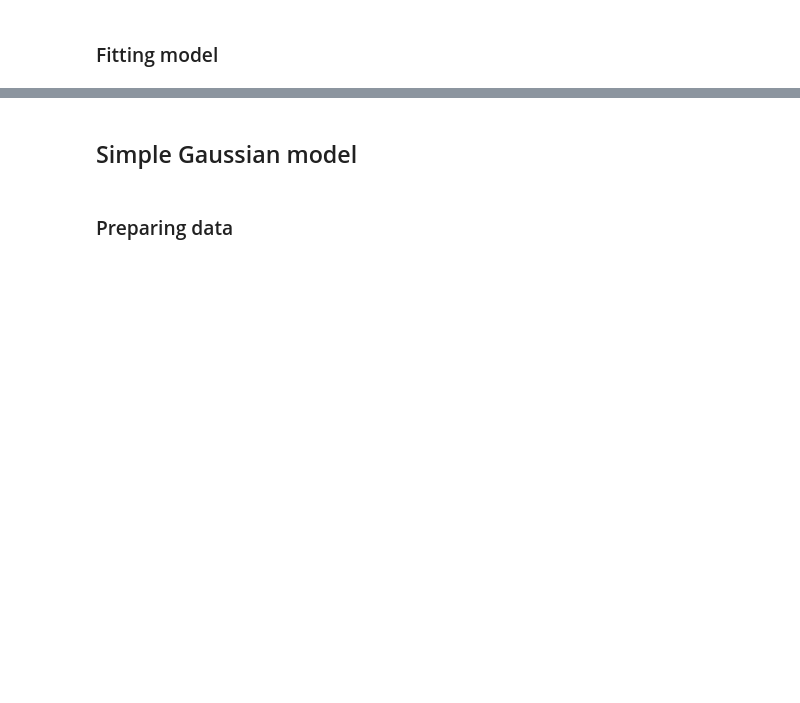
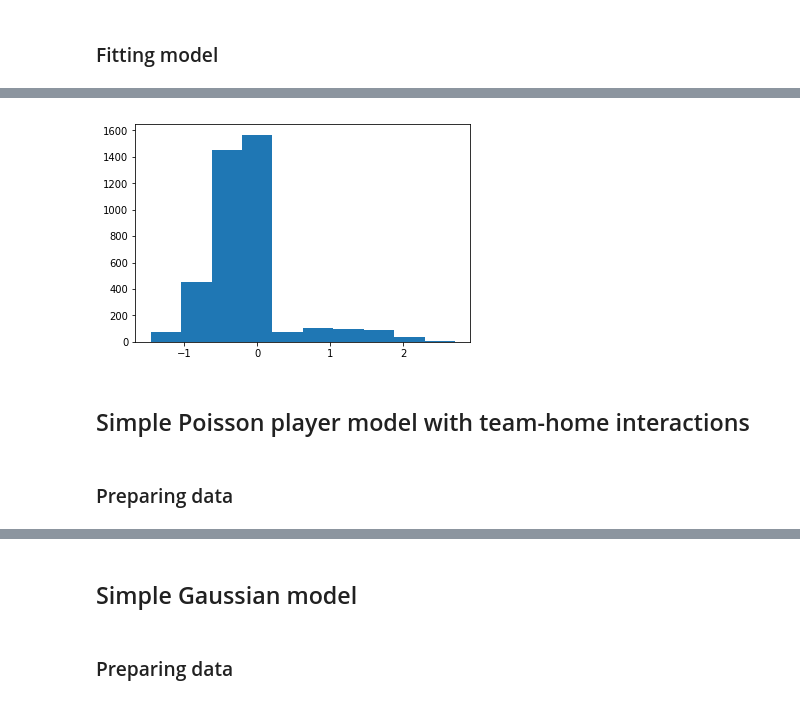
Before and after one commit to thomas-woodruff/footbot, a Jupyter notebook: app/notebooks/01.01 Goals Poisson models.ipynb, the cells around one changed output, grey strips where cells are left out. Drawn from its saved outputs; the diff is of its cells as text; code cells hidden in the pictures; blank space fills up the shorter version.

Commit message:
some model comparison

```diff
--- a/app/notebooks/01.01 Goals Poisson models.ipynb
+++ b/app/notebooks/01.01 Goals Poisson models.ipynb
@@ -224,5 +262,3 @@ element_several_appearences = list(element_appearences[element_appearences > 1].
-# %%
-element_gameweek_df = element_gameweek_df[element_gameweek_df['element'].isin(element_several_appearences)]
 # %% [markdown]
 ### Preparing data
 # %%
@@ -247,7 +283,7 @@ sppm_redundant_columns = [
     'transfers_in', 'transfers_out', 'value', 'winning_goals',
     'yellow_cards', 'event', 'team_a', 'team_a_difficulty', 'team_h',
     'team_h_difficulty', 'element_type', 'team', 'web_name', 'safe_web_name',
-    'own_team', 'opposition_team'
+    'own_team', 'opposition_team', 'was_home'
 ]
 # %%
 sppm_df = player.remove_redundant_columns(sppm_df, sppm_redundant_columns)
@@ -325,0 +368,10 @@ dtype: float64
+# %%
+plt.figure()
+plt.hist(sppm_results.resid_deviance)
+plt.show()
+# %% [output]
+[figure, added]
+# %% [markdown]
+## Simple Poisson player model with team-home interactions
+# %% [markdown]
+### Preparing data
```
Also changed, not shown: parts of 67 cells of this notebook.
